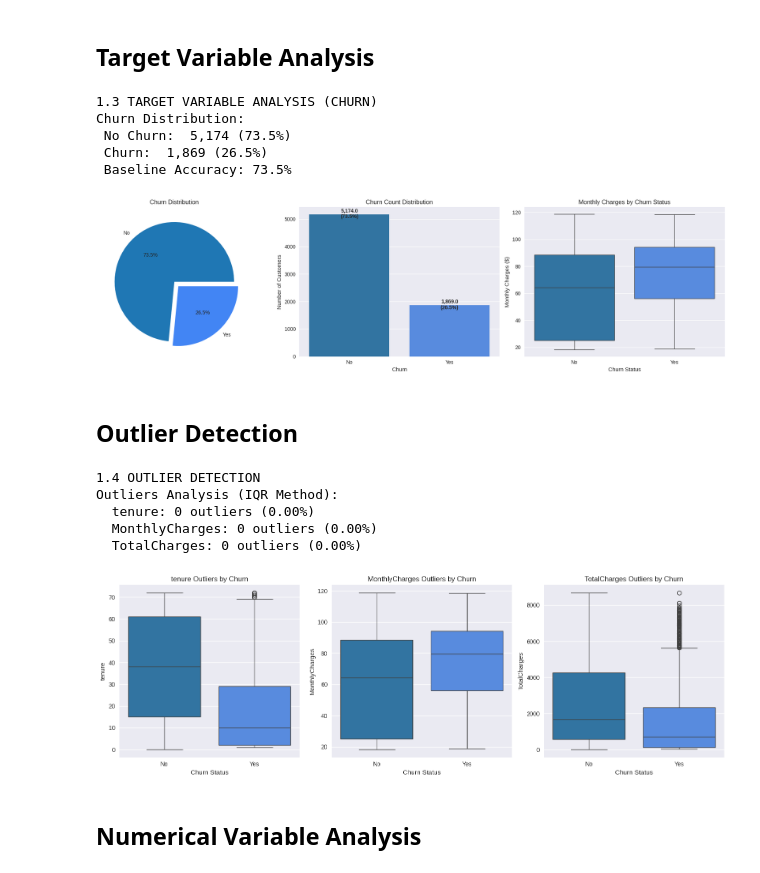
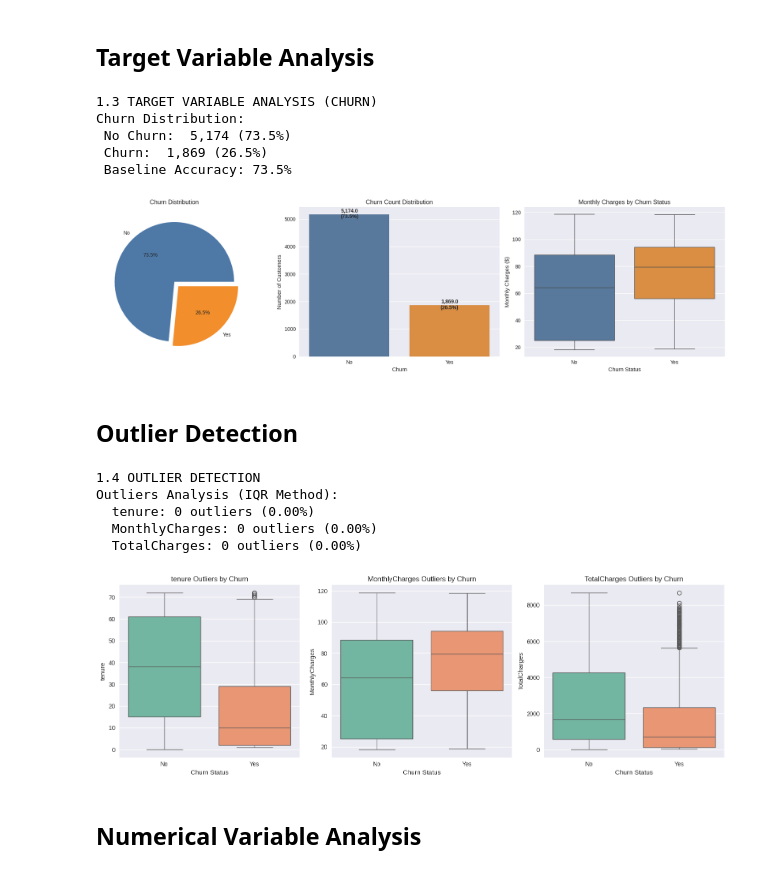
Before and after one commit to Saniru2006/Telco_Customer_Churn_2425606, a Jupyter notebook: CM2604_2425606_ICW.ipynb, the cells around one changed output. Saved outputs shown, nothing was run; the diff lists cells and outputs as text; code cells hidden in the pictures.

```diff
--- a/CM2604_2425606_ICW.ipynb
+++ b/CM2604_2425606_ICW.ipynb
@@ -175,11 +175,11 @@ fig, axes = plt.subplots(1, 3, figsize=(18, 5))
 
 # Pie chart
 axes[0].pie(churn_counts.values, labels=churn_counts.index, autopct='%1.1f%%',
-            colors=['#1f77b4','#4285f4'], explode=[0, 0.1])
+            colors=['#4e79a7','#f28e2b'], explode=[0, 0.1])
 axes[0].set_title('Churn Distribution')
 
 # Bar chart
-sns.countplot(data=df_clean, x='Churn', ax=axes[1], palette={'No': '#1f77b4', 'Yes': '#4285f4'})
+sns.countplot(data=df_clean, x='Churn', ax=axes[1], palette={'No': '#4e79a7', 'Yes': '#f28e2b'})
 axes[1].set_title('Churn Count Distribution')
 axes[1].set_ylabel('Number of Customers')
 for p in axes[1].patches:
@@ -188,7 +188,7 @@ for p in axes[1].patches:
                 ha='center', va='center', fontweight='bold')
 
 # Monthly Charges by Churn Status (Box plot)
-sns.boxplot(data=df_clean, x='Churn', y='MonthlyCharges', ax=axes[2], palette={'No': '#1f77b4', 'Yes': '#4285f4'})
+sns.boxplot(data=df_clean, x='Churn', y='MonthlyCharges', ax=axes[2], palette={'No': '#4e79a7', 'Yes': '#f28e2b'})
 axes[2].set_title('Monthly Charges by Churn Status')
 axes[2].set_xlabel('Churn Status')
 axes[2].set_ylabel('Monthly Charges ($)')
@@ -201,39 +201,39 @@ Churn Distribution:
  No Churn:  5,174 (73.5%)
  Churn:  1,869 (26.5%)
  Baseline Accuracy: 73.5%
-[figure, old version]
+[figure, new version]
 # %% [markdown]
 ## Outlier Detection
 # %%
 print("\n1.4 OUTLIER DETECTION")
 
 numerical_cols = ['tenure', 'MonthlyCharges', 'TotalCharges']
 print("Outliers Analysis (IQR Method):")
 
 for col in numerical_cols:
     Q1 = df_clean[col].quantile(0.25)
     Q3 = df_clean[col].quantile(0.75)
     IQR = Q3 - Q1
     lower_bound = Q1 - 1.5 * IQR
     upper_bound = Q3 + 1.5 * IQR
     outliers = df_clean[(df_clean[col] < lower_bound) | (df_clean[col] > upper_bound)]
     print(f"  {col}: {len(outliers)} outliers ({len(outliers)/len(df_clean)*100:.2f}%)")
 
 # Box plots for outlier visualization
 fig, axes = plt.subplots(1, 3, figsize=(15, 5))
 for i, col in enumerate(numerical_cols):
-    sns.boxplot(data=df_clean, x='Churn', y=col, ax=axes[i], palette={'No': '#1f77b4', 'Yes': '#4285f4'})
+    sns.boxplot(data=df_clean, x='Churn', y=col, ax=axes[i], palette={'No': '#66c2a5', 'Yes': '#fc8d62'})
     axes[i].set_title(f'{col} Outliers by Churn')
     axes[i].set_xlabel('Churn Status')
 plt.tight_layout()
 plt.show()
 # %% [output]
 1.4 OUTLIER DETECTION
 Outliers Analysis (IQR Method):
   tenure: 0 outliers (0.00%)
   MonthlyCharges: 0 outliers (0.00%)
   TotalCharges: 0 outliers (0.00%)
-[figure, old version]
+[figure, new version]
 # %% [markdown]
 ## Numerical Variable Analysis
 # %%
```
Also changed, not shown: parts of 8 cells of this notebook.
